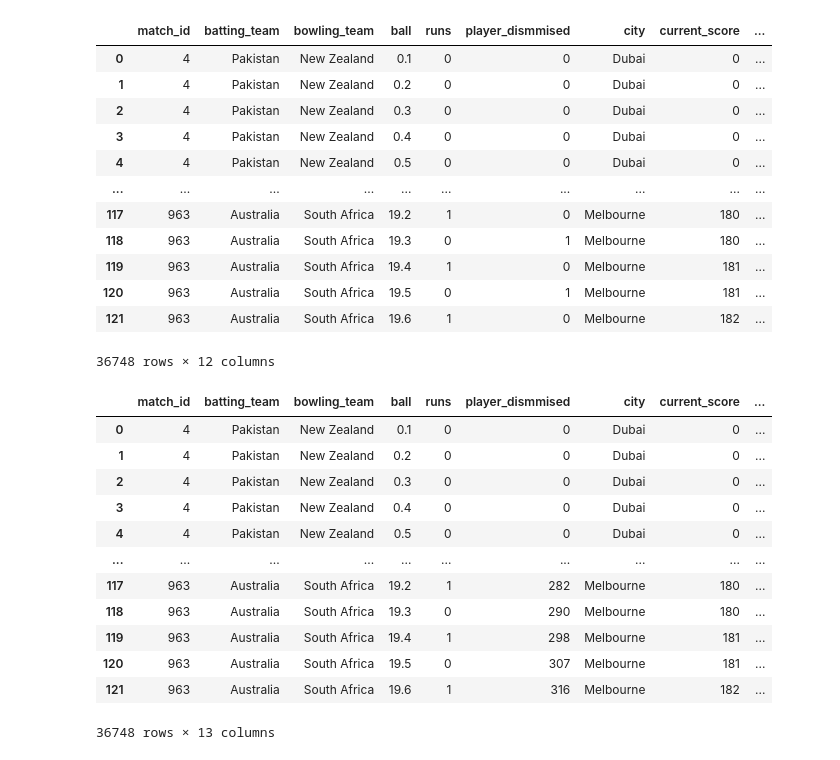
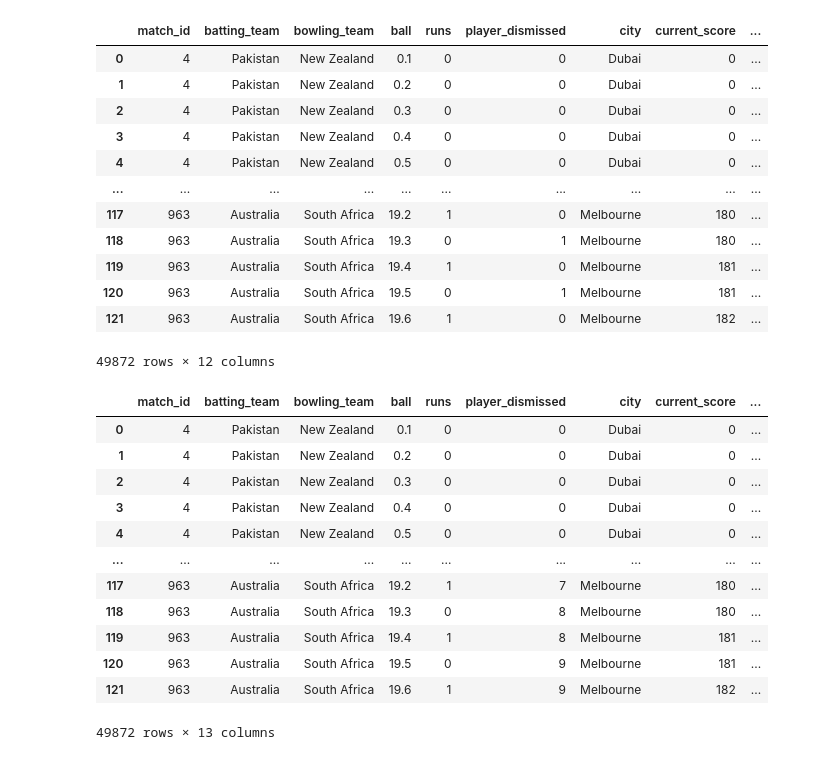
Before and after one commit to anshulkamboj007/mlprojt20, a Jupyter notebook: t20_feature_extract.ipynb, the cells around one changed output. Drawn from its saved outputs; the diff is of its cells as text; code cells hidden in the pictures.

```diff
--- a/t20_feature_extract.ipynb
+++ b/t20_feature_extract.ipynb
@@ -203,9 +204,9 @@ df
 # %%
-df['player_dismmised'] = df['player_dismmised'].apply(lambda x:0 if x==0 else 1)
-df['player_dismmised'] = df['player_dismmised'].astype('int')
+df['player_dismissed'] = df['player_dismissed'].apply(lambda x:0 if x=='0' else 1)
+df['player_dismissed'] = df['player_dismissed'].astype('int')
 df
 # %% [output]
-|  | match_id | batting_team | bowling_team | ball | runs | player_dismmised | city | current_score | ... |
+|  | match_id | batting_team | bowling_team | ball | runs | player_dismissed | city | current_score | ... |
 | 0 | 4 | Pakistan | New Zealand | 0.1 | 0 | 0 | Dubai | 0 | ... |
 | 1 | 4 | Pakistan | New Zealand | 0.2 | 0 | 0 | Dubai | 0 | ... |
 | 2 | 4 | Pakistan | New Zealand | 0.3 | 0 | 0 | Dubai | 0 | ... |
@@ -217,22 +218,22 @@ df
 | 119 | 963 | Australia | South Africa | 19.4 | 1 | 0 | Melbourne | 181 | ... |
 | 120 | 963 | Australia | South Africa | 19.5 | 0 | 1 | Melbourne | 181 | ... |
 | 121 | 963 | Australia | South Africa | 19.6 | 1 | 0 | Melbourne | 182 | ... |
-36748 rows × 12 columns
+49872 rows × 12 columns
 # %%
-df['player_dismmised'] = df.groupby('match_id').cumsum()['player_dismmised']
-df['wickets_left'] = 10 - df['player_dismmised']
+df['player_dismissed'] = df.groupby('match_id').cumsum()['player_dismissed']
+df['wickets_left'] = 10 - df['player_dismissed']
 df
 # %% [output]
-|  | match_id | batting_team | bowling_team | ball | runs | player_dismmised | city | current_score | ... |
+|  | match_id | batting_team | bowling_team | ball | runs | player_dismissed | city | current_score | ... |
 | 0 | 4 | Pakistan | New Zealand | 0.1 | 0 | 0 | Dubai | 0 | ... |
 | 1 | 4 | Pakistan | New Zealand | 0.2 | 0 | 0 | Dubai | 0 | ... |
 | 2 | 4 | Pakistan | New Zealand | 0.3 | 0 | 0 | Dubai | 0 | ... |
 | 3 | 4 | Pakistan | New Zealand | 0.4 | 0 | 0 | Dubai | 0 | ... |
 | 4 | 4 | Pakistan | New Zealand | 0.5 | 0 | 0 | Dubai | 0 | ... |
 | ... | ... | ... | ... | ... | ... | ... | ... | ... | ... |
-| 117 | 963 | Australia | South Africa | 19.2 | 1 | 282 | Melbourne | 180 | ... |
-| 118 | 963 | Australia | South Africa | 19.3 | 0 | 290 | Melbourne | 180 | ... |
-| 119 | 963 | Australia | South Africa | 19.4 | 1 | 298 | Melbourne | 181 | ... |
-| 120 | 963 | Australia | South Africa | 19.5 | 0 | 307 | Melbourne | 181 | ... |
-| 121 | 963 | Australia | South Africa | 19.6 | 1 | 316 | Melbourne | 182 | ... |
+| 117 | 963 | Australia | South Africa | 19.2 | 1 | 7 | Melbourne | 180 | ... |
+| 118 | 963 | Australia | South Africa | 19.3 | 0 | 8 | Melbourne | 180 | ... |
+| 119 | 963 | Australia | South Africa | 19.4 | 1 | 8 | Melbourne | 181 | ... |
+| 120 | 963 | Australia | South Africa | 19.5 | 0 | 9 | Melbourne | 181 | ... |
+| 121 | 963 | Australia | South Africa | 19.6 | 1 | 9 | Melbourne | 182 | ... |
-36748 rows × 13 columns
+49872 rows × 13 columns
```
Also changed, not shown: parts of 31 cells of this notebook.
